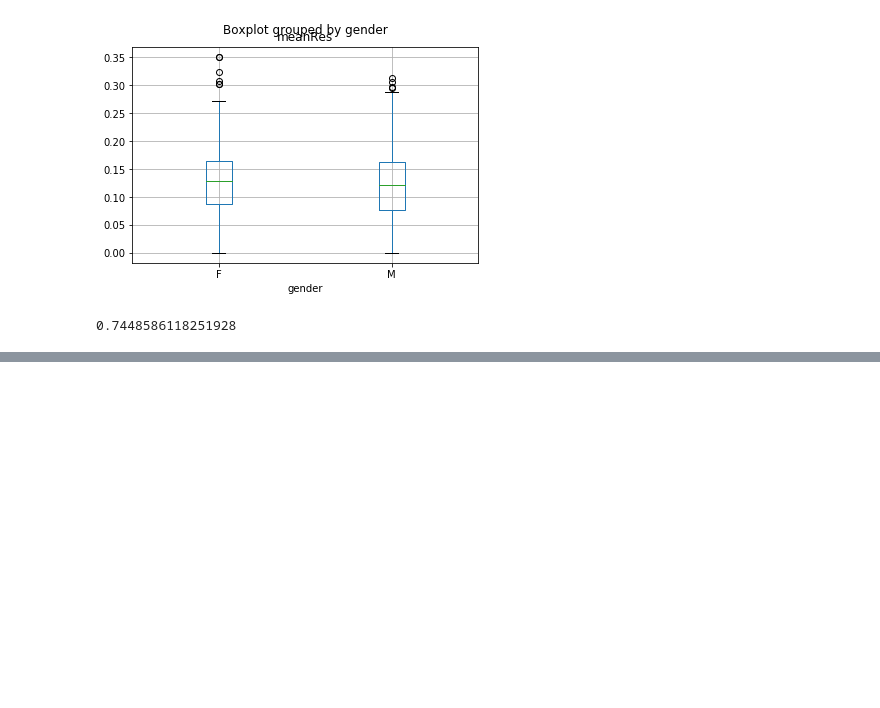
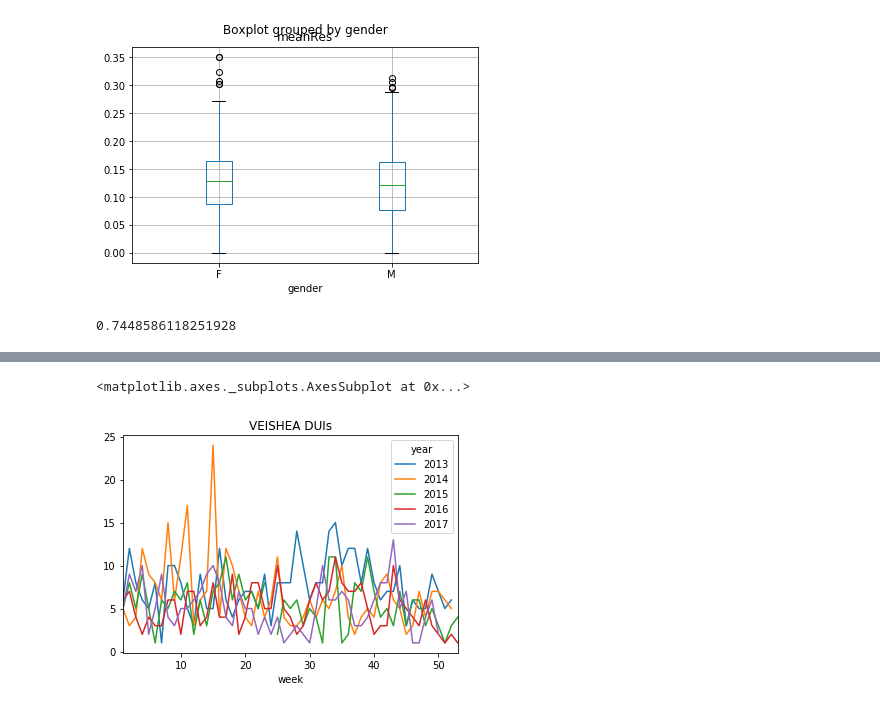
Before and after one commit to CristinaTRico/DrunkinAmes, a Jupyter notebook: notebook.ipynb, the cells around one changed output, grey strips where cells are left out. Saved outputs shown, nothing was run; the diff lists cells and outputs as text; code cells hidden in the pictures; blank space fills up the shorter version.

```diff
--- a/notebook.ipynb
+++ b/notebook.ipynb
@@ -77,3 +77,12 @@ p_dui = duis.shape[0] / ba_data.shape[0]
 p_dui
 # %% [output]
 0.7448586118251928
+# %%
+# Create date variable
+ba_data['date'] = pd.to_datetime(ba_data[['year', 'month', 'day']])
+
+# Create a week variable
+ba_data['week'] = ba_data['date'].dt.week
+
+# Check your work
+ba_data.head()
@@ -79,0 +96,9 @@ p_dui
+# %%
+# choose and count the variables of interest
+timeline = ba_data.groupby(['week','year']).count()['Res1']
+
+# unstack and plot
+timeline.unstack().plot(title='VEISHEA DUIs', legend=True)
+# %% [output]
+<matplotlib.axes._subplots.AxesSubplot at 0x...>
+[figure, added]
```
Also changed, not shown: parts of 1 cell of this notebook.
